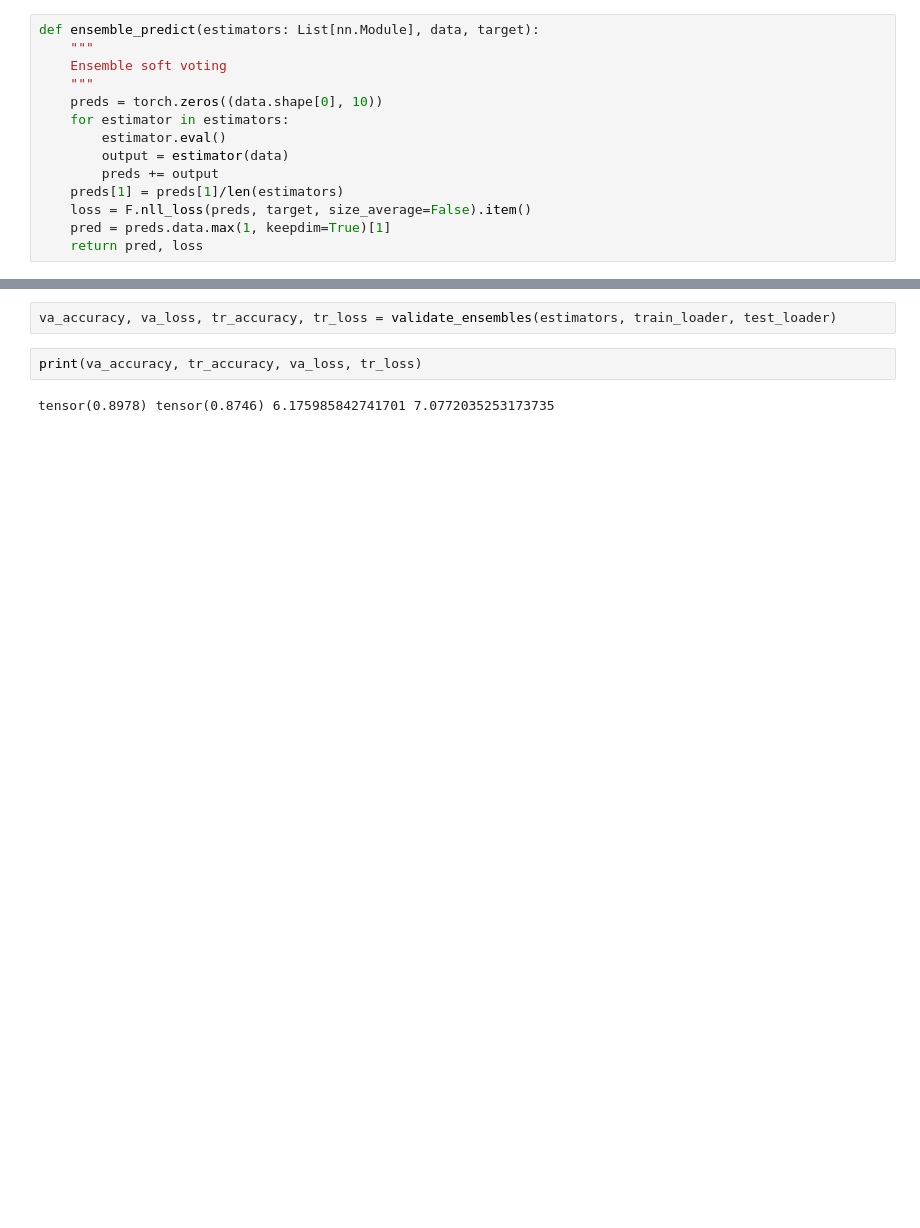
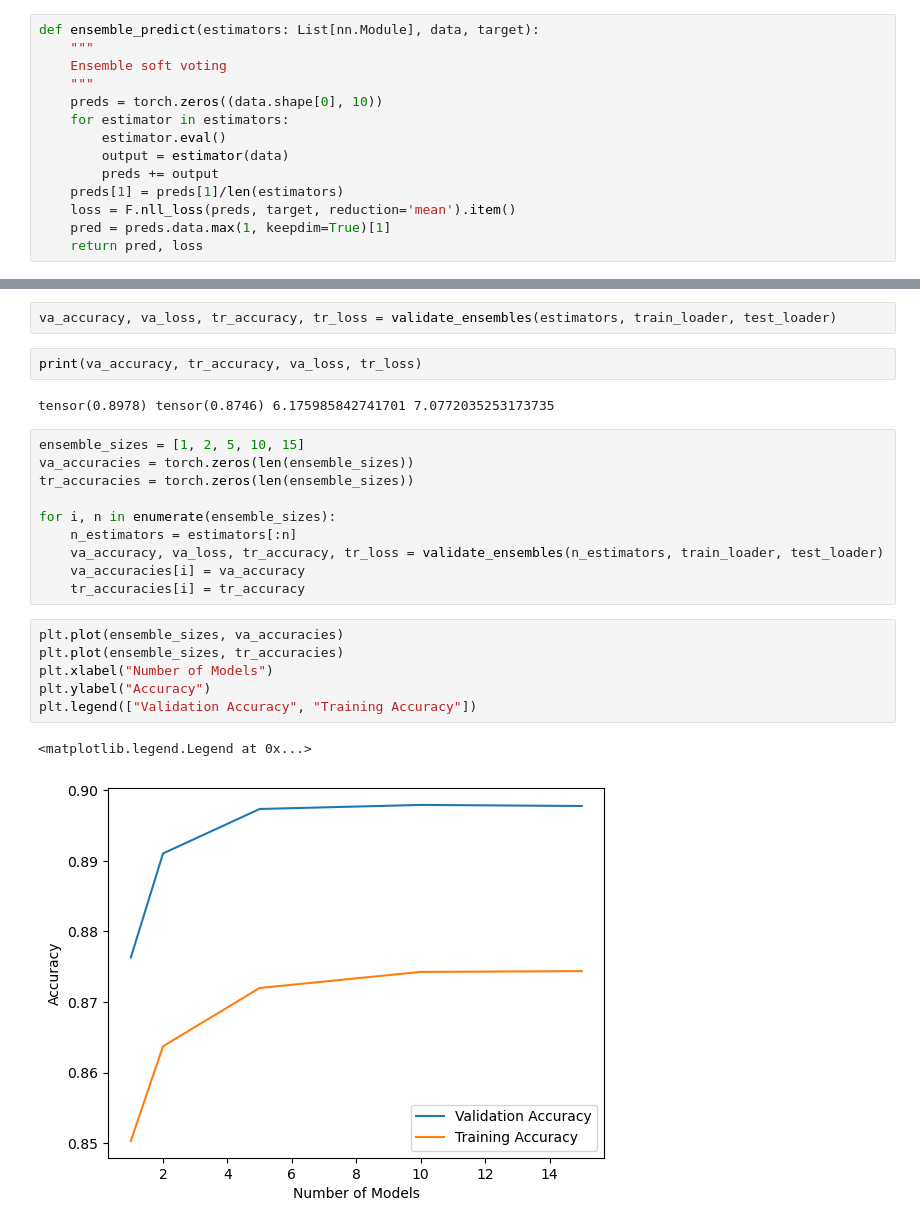
Before and after one commit to RowanA2002/178-convy-net, a Jupyter notebook: Final-Model.ipynb, the cells around one changed output, grey strips where cells are left out. Saved outputs shown, nothing was run; the diff lists cells and outputs as text; blank space fills up the shorter version.

Commit message:
ensemble tests

```diff
--- a/Final-Model.ipynb
+++ b/Final-Model.ipynb
@@ -245,7 +245,7 @@ def ensemble_predict(estimators: List[nn.Module], data, target):
         output = estimator(data)
         preds += output
     preds[1] = preds[1]/len(estimators)
-    loss = F.nll_loss(preds, target, size_average=False).item()
+    loss = F.nll_loss(preds, target, reduction='mean').item()
     pred = preds.data.max(1, keepdim=True)[1]
     return pred, loss
 # %%
@@ -354,3 +354,22 @@ va_accuracy, va_loss, tr_accuracy, tr_loss = validate_ensembles(estimators, trai
 print(va_accuracy, tr_accuracy, va_loss, tr_loss)
 # %% [output]
 tensor(0.8978) tensor(0.8746) 6.175985842741701 7.0772035253173735
+# %%
+ensemble_sizes = [1, 2, 5, 10, 15]
+va_accuracies = torch.zeros(len(ensemble_sizes))
+tr_accuracies = torch.zeros(len(ensemble_sizes))
+
+for i, n in enumerate(ensemble_sizes):
+    n_estimators = estimators[:n]
+    va_accuracy, va_loss, tr_accuracy, tr_loss = validate_ensembles(n_estimators, train_loader, test_loader)
+    va_accuracies[i] = va_accuracy
+    tr_accuracies[i] = tr_accuracy
+# %%
+plt.plot(ensemble_sizes, va_accuracies)
+plt.plot(ensemble_sizes, tr_accuracies)
+plt.xlabel("Number of Models")
+plt.ylabel("Accuracy")
+plt.legend(["Validation Accuracy", "Training Accuracy"])
+# %% [output]
+<matplotlib.legend.Legend at 0x...>
+[figure, added]
```
